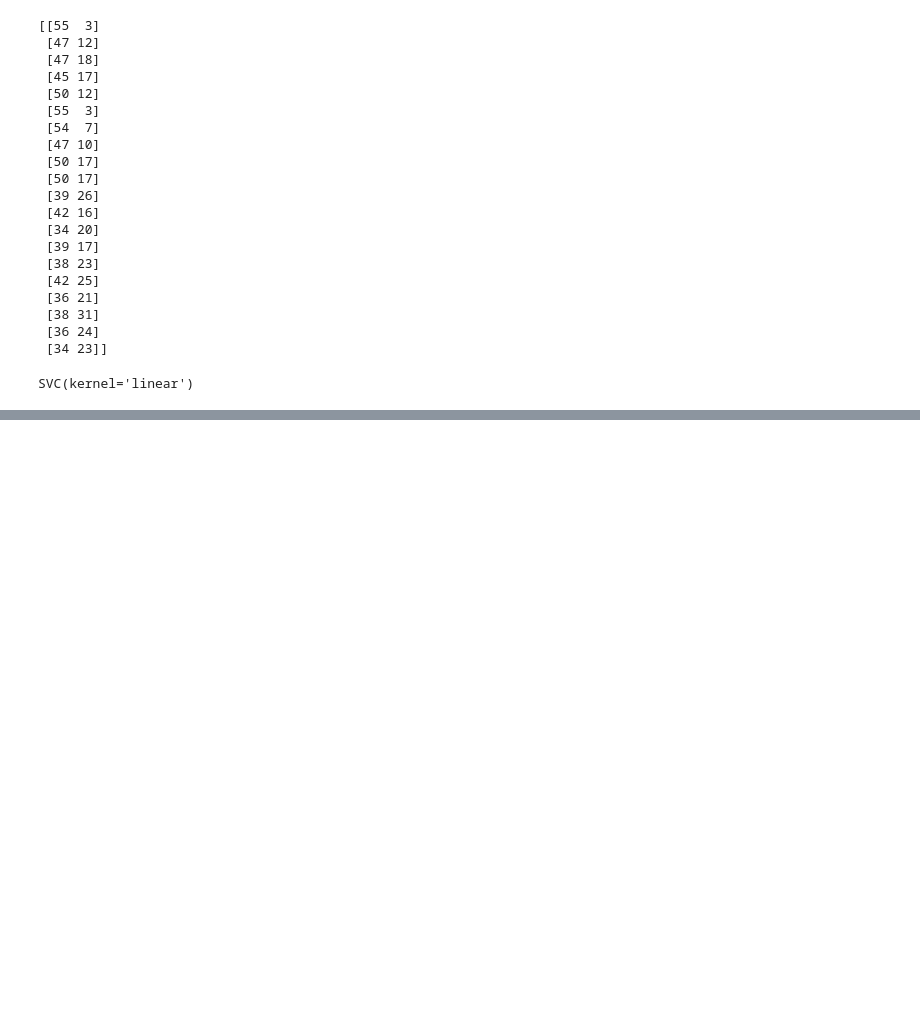
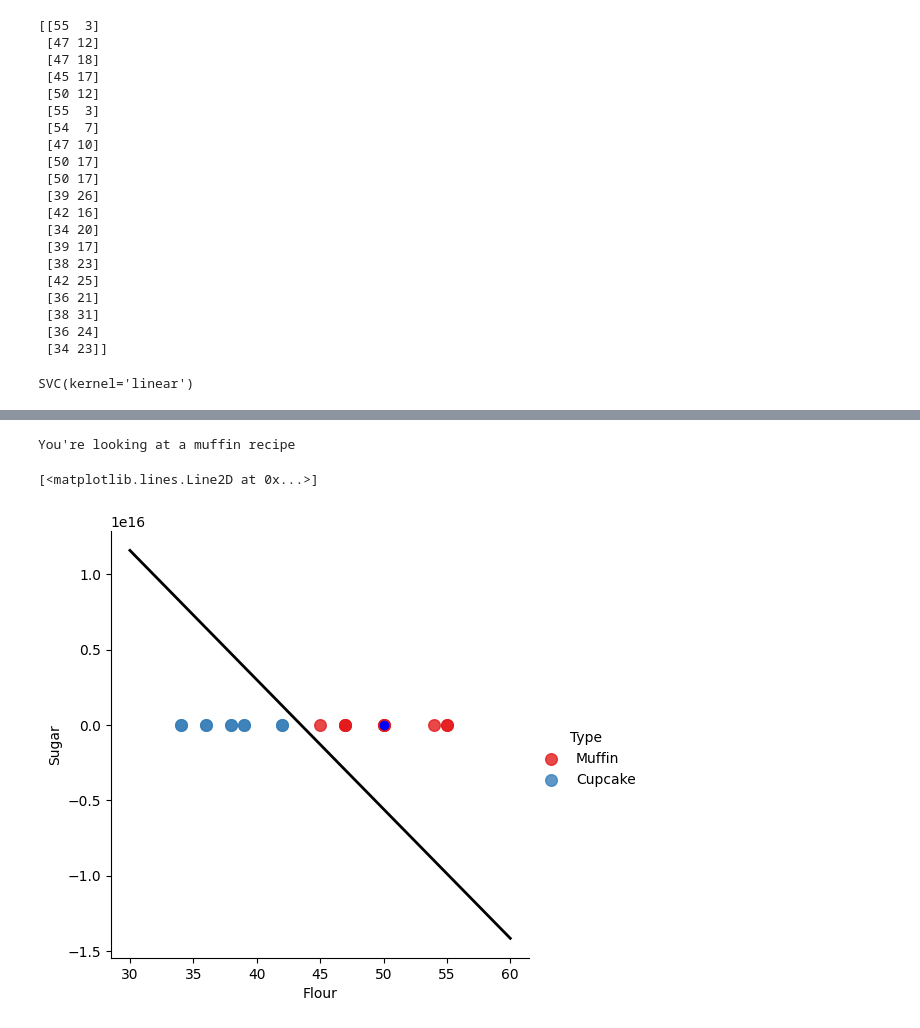
Before and after one commit to Arif-Badhon/GenAIwithSVM, a Jupyter notebook: svm.ipynb, the cells around one changed output, grey strips where cells are left out. Saved outputs shown, nothing was run; the diff lists cells and outputs as text; code cells hidden in the pictures; blank space fills up the shorter version.

```diff
--- a/svm.ipynb
+++ b/svm.ipynb
@@ -73,0 +91,18 @@ yy = a * xx  - (model.intercept_[0]) / w[1]
+# %%
+# create a function to detect if it is a muffin or cupcake
+def muffin_or_cupcake(flour, sugar):
+    if(model.predict([[flour, sugar]])) == 0:
+        print ('You\'re looking at a muffin recipe')
+    else:
+        print('You\'re looking at a cupcake recipe')
+
+muffin_or_cupcake(50, 20)
+# %% [output]
+You're looking at a muffin recipe
+# %%
+sns.lmplot(x='Flour', y='Sugar', data=recipes, hue='Type', palette='Set1', fit_reg=False, scatter_kws={"s":70})
+plt.plot(xx, yy, linewidth=2, color='black')
+plt.plot(50, 20, 'yo', color='blue')
+# %% [output]
+[<matplotlib.lines.Line2D at 0x...>]
+[figure, added]
```
Also changed, not shown: parts of 3 cells of this notebook.
